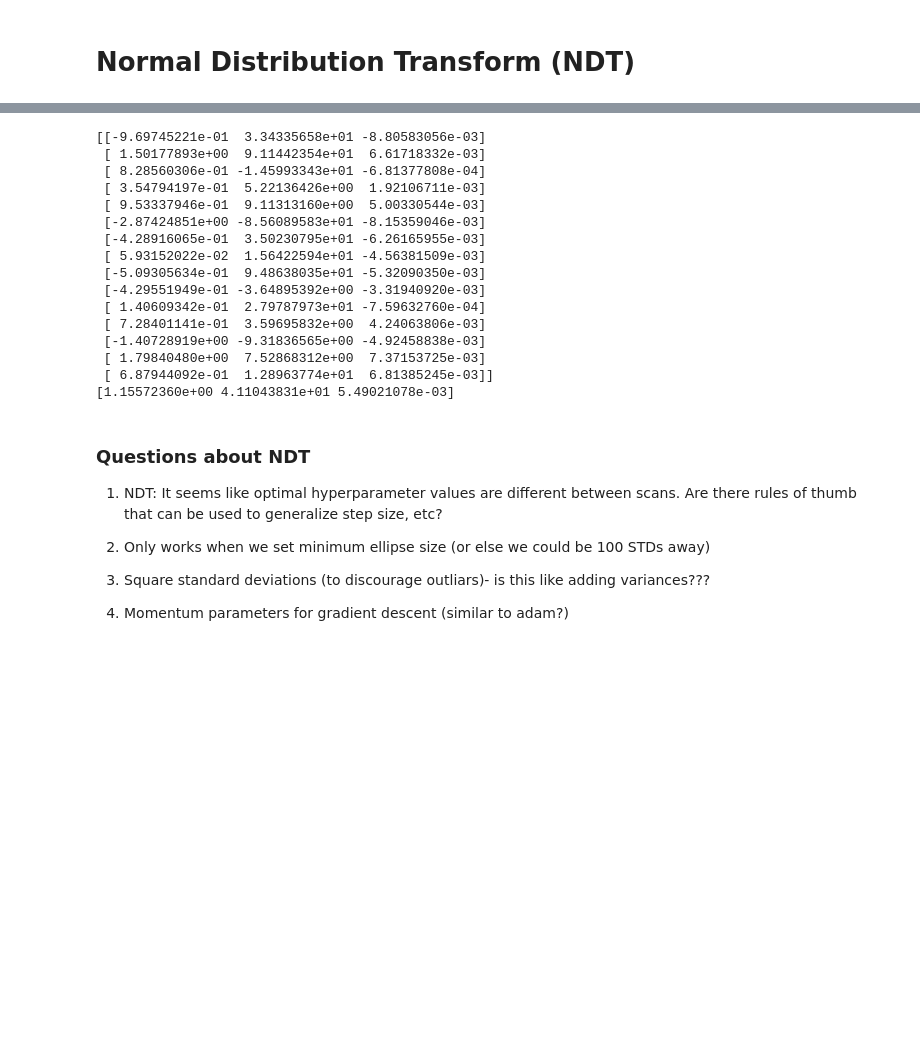
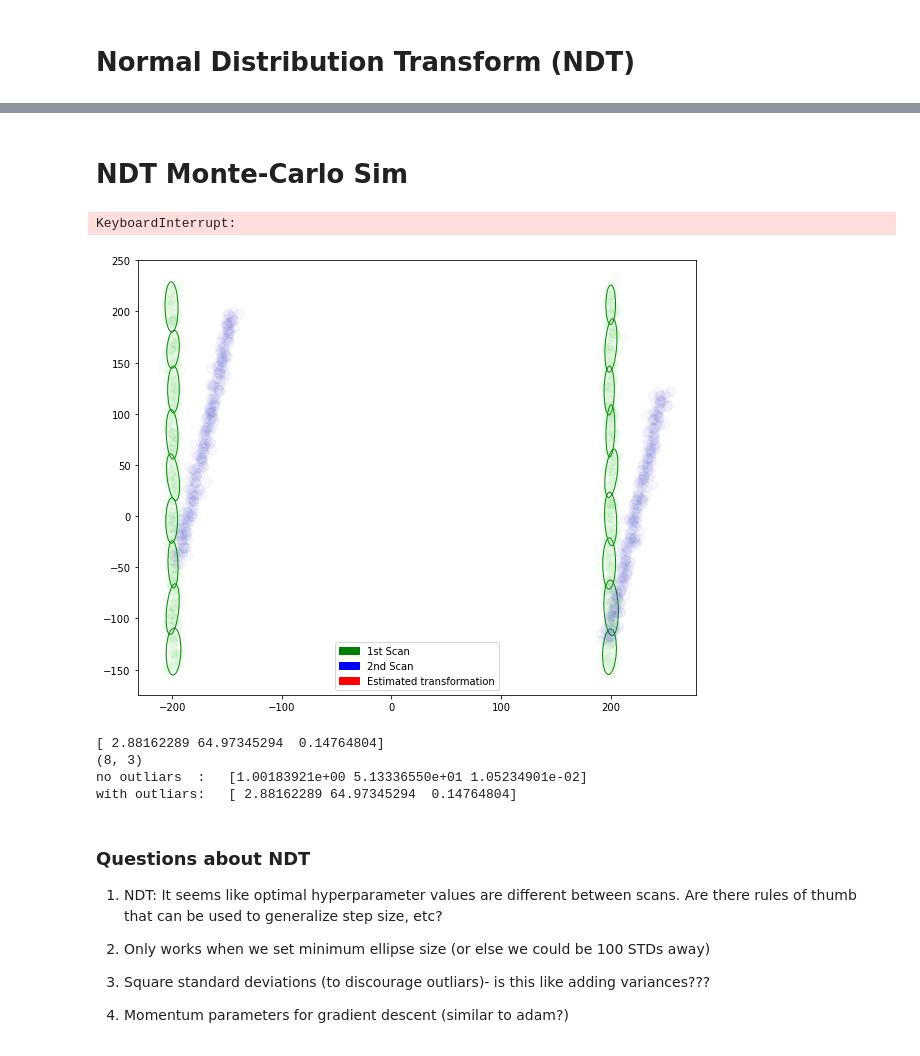
Before and after one commit to mcdermatt/ASAR, a Jupyter notebook: v1/train_network.ipynb, the cells around one changed output, grey strips where cells are left out. Drawn from its saved outputs; the diff is of its cells as text; code cells hidden in the pictures; blank space fills up the shorter version.

```diff
--- a/v1/train_network.ipynb
+++ b/v1/train_network.ipynb
@@ -556,26 +517,50 @@ difference:
-# %%
-# np.std(NDT_errors, axis = 0)
-# print(NDT_errors)
-NDT_errors_no_outliars = NDT_errors[abs(NDT_errors[:,2]) < 0.01]
-print(NDT_errors_no_outliars)
-print(np.std(NDT_errors_no_outliars, axis=0))
-# %% [output]
-[[-9.69745221e-01  3.34335658e+01 -8.80583056e-03]
- [ 1.50177893e+00  9.11442354e+01  6.61718332e-03]
- [ 8.28560306e-01 -1.45993343e+01 -6.81377808e-04]
- [ 3.54794197e-01  5.22136426e+00  1.92106711e-03]
- [ 9.53337946e-01  9.11313160e+00  5.00330544e-03]
- [-2.87424851e+00 -8.56089583e+01 -8.15359046e-03]
- [-4.28916065e-01  3.50230795e+01 -6.26165955e-03]
- [ 5.93152022e-02  1.56422594e+01 -4.56381509e-03]
- [-5.09305634e-01  9.48638035e+01 -5.32090350e-03]
- [-4.29551949e-01 -3.64895392e+00 -3.31940920e-03]
- [ 1.40609342e-01  2.79787973e+01 -7.59632760e-04]
- [ 7.28401141e-01  3.59695832e+00  4.24063806e-03]
- [-1.40728919e+00 -9.31836565e+00 -4.92458838e-03]
- [ 1.79840480e+00  7.52868312e+00  7.37153725e-03]
- [ 6.87944092e-01  1.28963774e+01  6.81385245e-03]]
-[1.15572360e+00 4.11043831e+01 5.49021078e-03]
+# %% [markdown]
+# NDT Monte-Carlo Sim
+# %%
+# from NDT import NDT_old as NDT
+from NDT import NDT
+
+fig9_2 = plt.figure()
+ax9_2 = fig9_2.add_subplot()
+# ax9.set_xlim(-125,150)
+green = mpatches.Patch(color='green', label='1st Scan')
+blue = mpatches.Patch(color='blue', label='2nd Scan')
+red = mpatches.Patch(color='red', label='Estimated transformation')
+plt.legend(handles=[green, blue, red])
+
+a = 59 #59 #10 #97 #33 #easy test scans
+fidelity = 10 # [N x N] grid of ellipses
+nc = 250  # number of cycles in each trial
+atd = True #along track demo
+
+numTrials = 10
+NDT_errors = np.zeros([numTrials,3])
+for i in range(numTrials):
+    r, t, results, x_actual = NDT(dat1[a],dat2[a],fig9_2,ax9_2, fid = fidelity,
+                                  num_cycles = nc, along_track_demo = atd,
+                                 output_actual = True)
+    x_est = np.array([t[0], t[1], r]).T
+    dif = x_actual + x_est
+    print("Epoch ", i)
+    print("Estimated transformation \n", x_est)
+    print("Actual transformation: \n", x_actual)
+    print("difference: \n", dif)
+    NDT_errors[i,:] = dif
+# %% [output]
+KeyboardInterrupt:
+[figure, added]
+# %%
+print(np.std(NDT_errors, axis = 0))
+# print(NDT_errors)
+NDT_errors_no_outliars = NDT_errors[abs(NDT_errors[:,2]) < 0.05]
+print(np.shape(NDT_errors_no_outliars))
+print("no outliars  :  ", np.std(NDT_errors_no_outliars, axis=0))
+print("with outliars:  ", np.std(NDT_errors, axis = 0))
+# %% [output]
+[ 2.88162289 64.97345294  0.14764804]
+(8, 3)
+no outliars  :   [1.00183921e+00 5.13336550e+01 1.05234901e-02]
+with outliars:   [ 2.88162289 64.97345294  0.14764804]
 # %% [markdown]
 ### Questions about NDT
 
```
Also changed, not shown: parts of 20 cells of this notebook, 2 other files.
